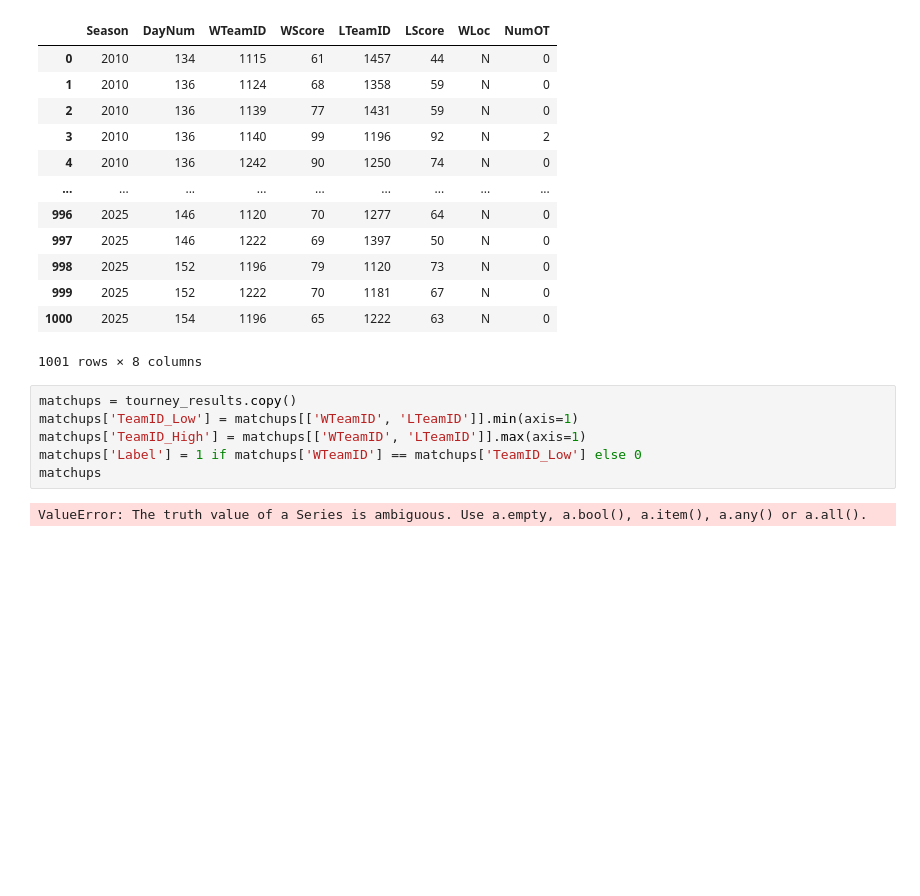
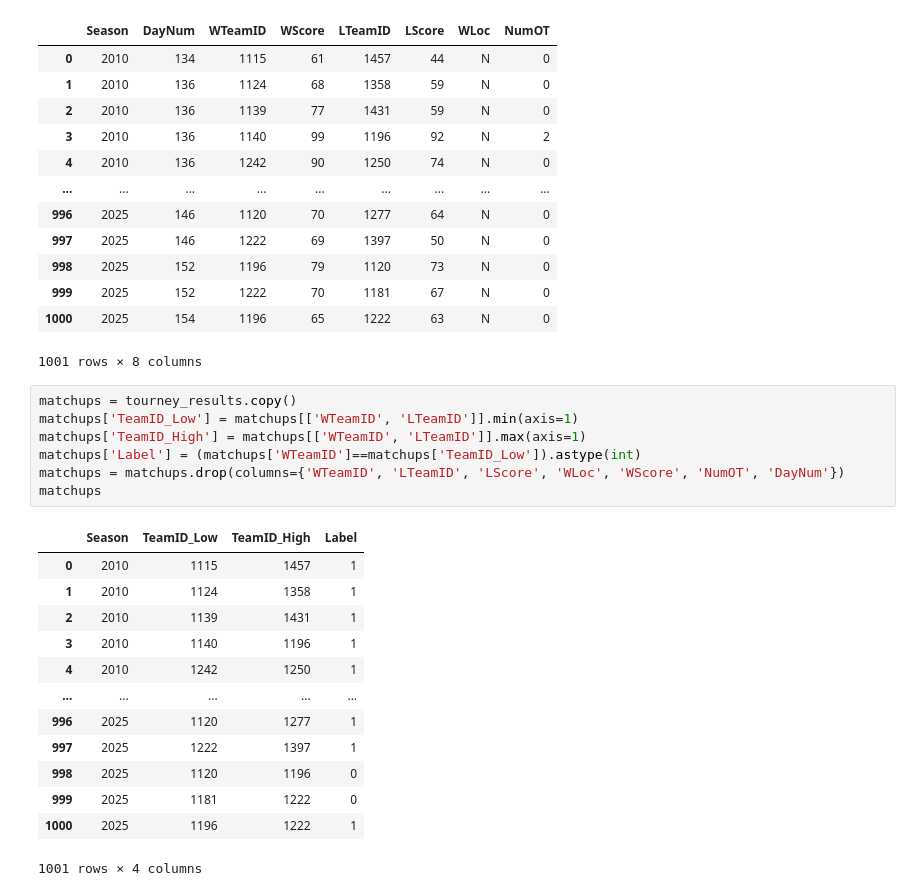
Before and after one commit to ujjwalbasnyat/march-matchup-inference-pipeline, a Jupyter notebook: data_science/notebook.ipynb, the cells around one changed output. Drawn from its saved outputs; the diff is of its cells as text; blank space fills up the shorter version.

```diff
--- a/data_science/notebook.ipynb
+++ b/data_science/notebook.ipynb
@@ -470,8 +470,21 @@ tourney_results
 # %%
 matchups = tourney_results.copy()
 matchups['TeamID_Low'] = matchups[['WTeamID', 'LTeamID']].min(axis=1)
 matchups['TeamID_High'] = matchups[['WTeamID', 'LTeamID']].max(axis=1)
-matchups['Label'] = 1 if matchups['WTeamID'] == matchups['TeamID_Low'] else 0
+matchups['Label'] = (matchups['WTeamID']==matchups['TeamID_Low']).astype(int)
+matchups = matchups.drop(columns={'WTeamID', 'LTeamID', 'LScore', 'WLoc', 'WScore', 'NumOT', 'DayNum'})
 matchups
 # %% [output]
+|  | Season | TeamID_Low | TeamID_High | Label |
+| 0 | 2010 | 1115 | 1457 | 1 |
+| 1 | 2010 | 1124 | 1358 | 1 |
+| 2 | 2010 | 1139 | 1431 | 1 |
+| 3 | 2010 | 1140 | 1196 | 1 |
+| 4 | 2010 | 1242 | 1250 | 1 |
+| ... | ... | ... | ... | ... |
+| 996 | 2025 | 1120 | 1277 | 1 |
+| 997 | 2025 | 1222 | 1397 | 1 |
+| 998 | 2025 | 1120 | 1196 | 0 |
+| 999 | 2025 | 1181 | 1222 | 0 |
+| 1000 | 2025 | 1196 | 1222 | 1 |
-ValueError: The truth value of a Series is ambiguous. Use a.empty, a.bool(), a.item(), a.any() or a.all().
+1001 rows × 4 columns
```
Also changed, not shown: parts of 12 cells of this notebook.
